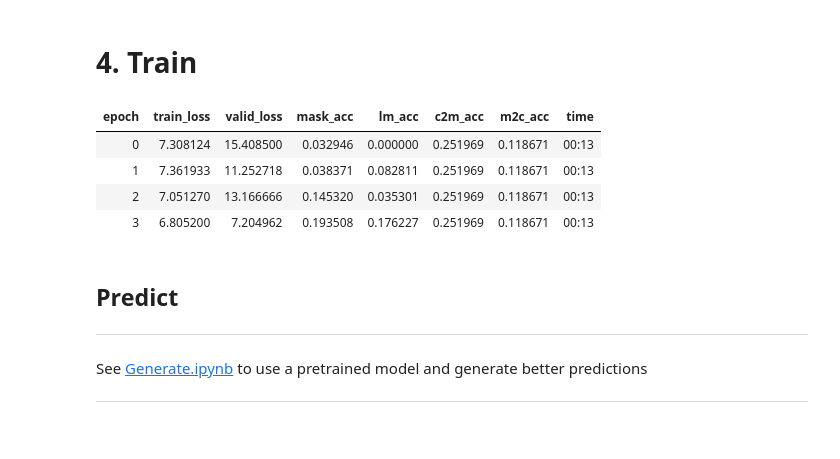
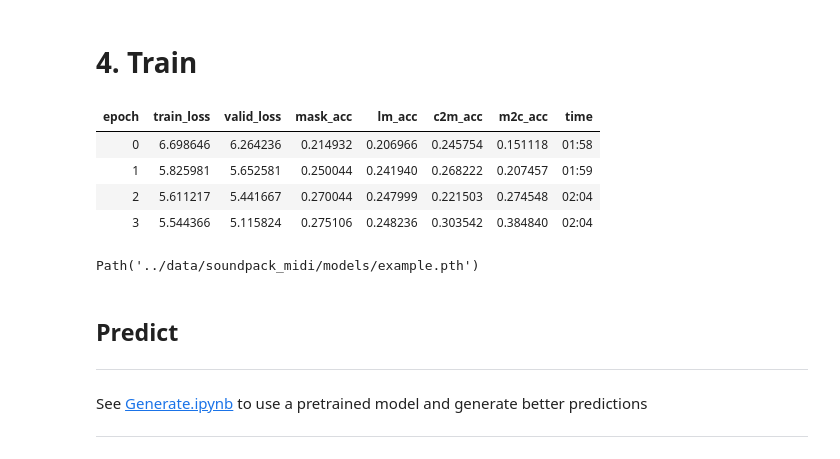
Before and after one commit to bearpelican/musicautobot, a Jupyter notebook: soundpack_midi/DataPreprocessing-Reddit-Seq2Seq.ipynb, the cells around one changed output. Drawn from its saved outputs; the diff is of its cells as text; code cells hidden in the pictures.

```diff
--- a/soundpack_midi/DataPreprocessing-Reddit-Seq2Seq.ipynb
+++ b/soundpack_midi/DataPreprocessing-Reddit-Seq2Seq.ipynb
@@ -233,7 +208,7 @@ xb, yb = dls.one_batch(); xb
 # %% [markdown]
 ## 2c. Stacked Dataloader
 # %%
-bs,seq_len = 2,8
+bs,seq_len = 16,512
 s2s_tfms = [S2SFileTfm(vocab), partial(mtt2tensor, seq_len=seq_len)]
 splits = RandomSplitter(seed=42)(range(len(s2s_files)))
 s2s_dsets = Datasets(s2s_files, [s2s_tfms], splits=splits)
@@ -277,6 +234,14 @@ NameError: name 'load_data' is not defined
 # %%
 # Create Model
-config = multitask_config(); config
+config = ft.tfmer_lm_config.copy()
 
-learn = multitask_model_learner(data, config.copy())
+# Create Model
+config = ft.tfmer_lm_config.copy()
+config['mem_len'] = 512
+config['enc_layers'] = 4
+config['dec_layers'] = 4
+config['bias'] = True
+del config['n_layers']
+
+learn = multitask_model_learner(lm_dls, config.copy())
 # learn.to_fp16(dynamic=True) # Enable for mixed precision
@@ -303,15 +248,22 @@ MultiTransformer(
+# %%
+sdls = StackedDLs([s2s_dls, lm_dls])
+learn.dls = sdls
+# %%
+learn.path = base_path
 # %% [markdown]
 # 4. Train
 # %%
-learn.fit_one_cycle(4)
+learn.fit_one_cycle(4, lr_max=1e-4)
 # %% [output]
 | epoch | train_loss | valid_loss | mask_acc | lm_acc | c2m_acc | m2c_acc | time |
-| 0 | 7.308124 | 15.408500 | 0.032946 | 0.000000 | 0.251969 | 0.118671 | 00:13 |
-| 1 | 7.361933 | 11.252718 | 0.038371 | 0.082811 | 0.251969 | 0.118671 | 00:13 |
-| 2 | 7.051270 | 13.166666 | 0.145320 | 0.035301 | 0.251969 | 0.118671 | 00:13 |
-| 3 | 6.805200 | 7.204962 | 0.193508 | 0.176227 | 0.251969 | 0.118671 | 00:13 |
+| 0 | 6.698646 | 6.264236 | 0.214932 | 0.206966 | 0.245754 | 0.151118 | 01:58 |
+| 1 | 5.825981 | 5.652581 | 0.250044 | 0.241940 | 0.268222 | 0.207457 | 01:59 |
+| 2 | 5.611217 | 5.441667 | 0.270044 | 0.247999 | 0.221503 | 0.274548 | 02:04 |
+| 3 | 5.544366 | 5.115824 | 0.275106 | 0.248236 | 0.303542 | 0.384840 | 02:04 |
 # %%
 learn.save('example')
+# %% [output]
+Path('../data/soundpack_midi/models/example.pth')
 # %% [markdown]
 ## Predict
 
```
Also changed, not shown: parts of 18 cells of this notebook, 11 other files.
